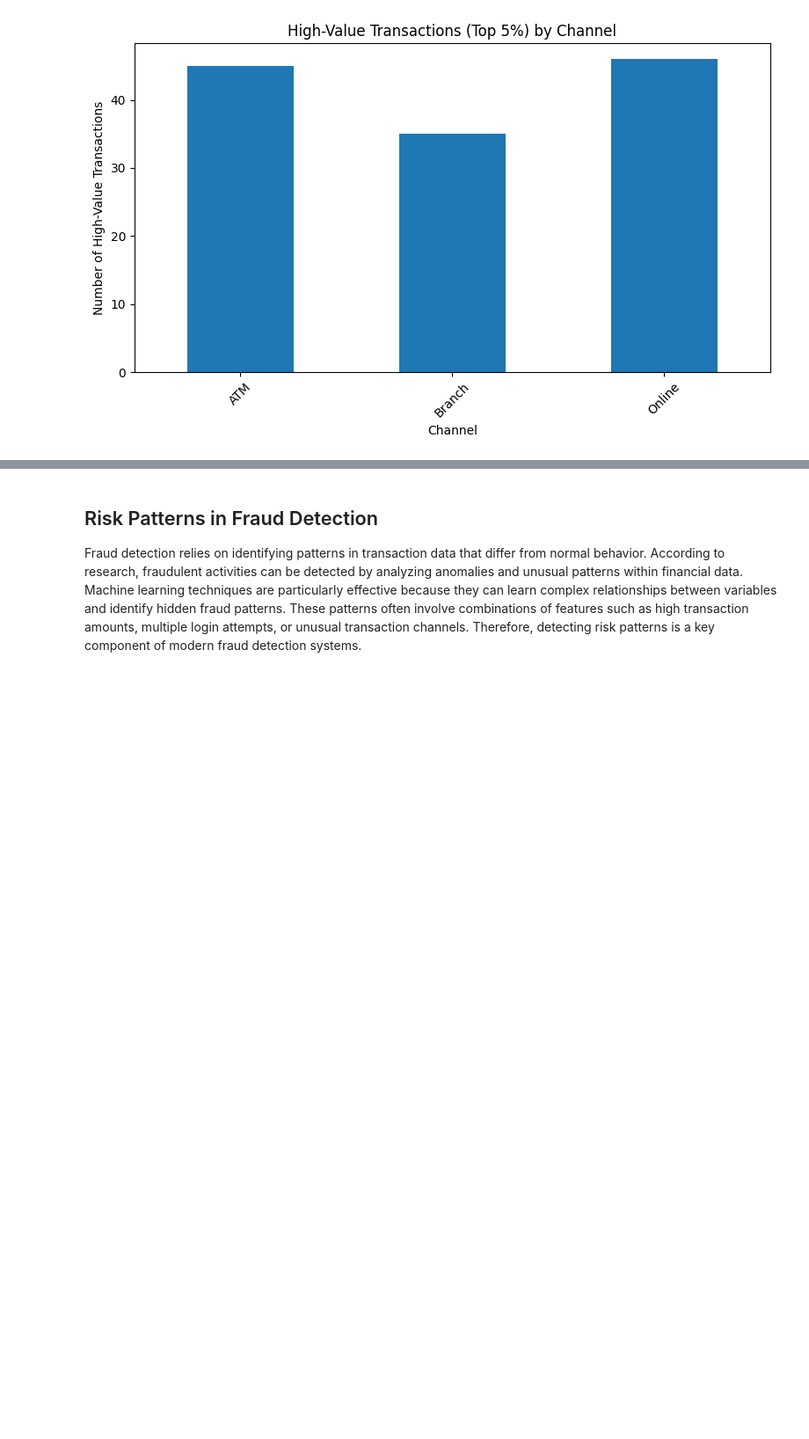
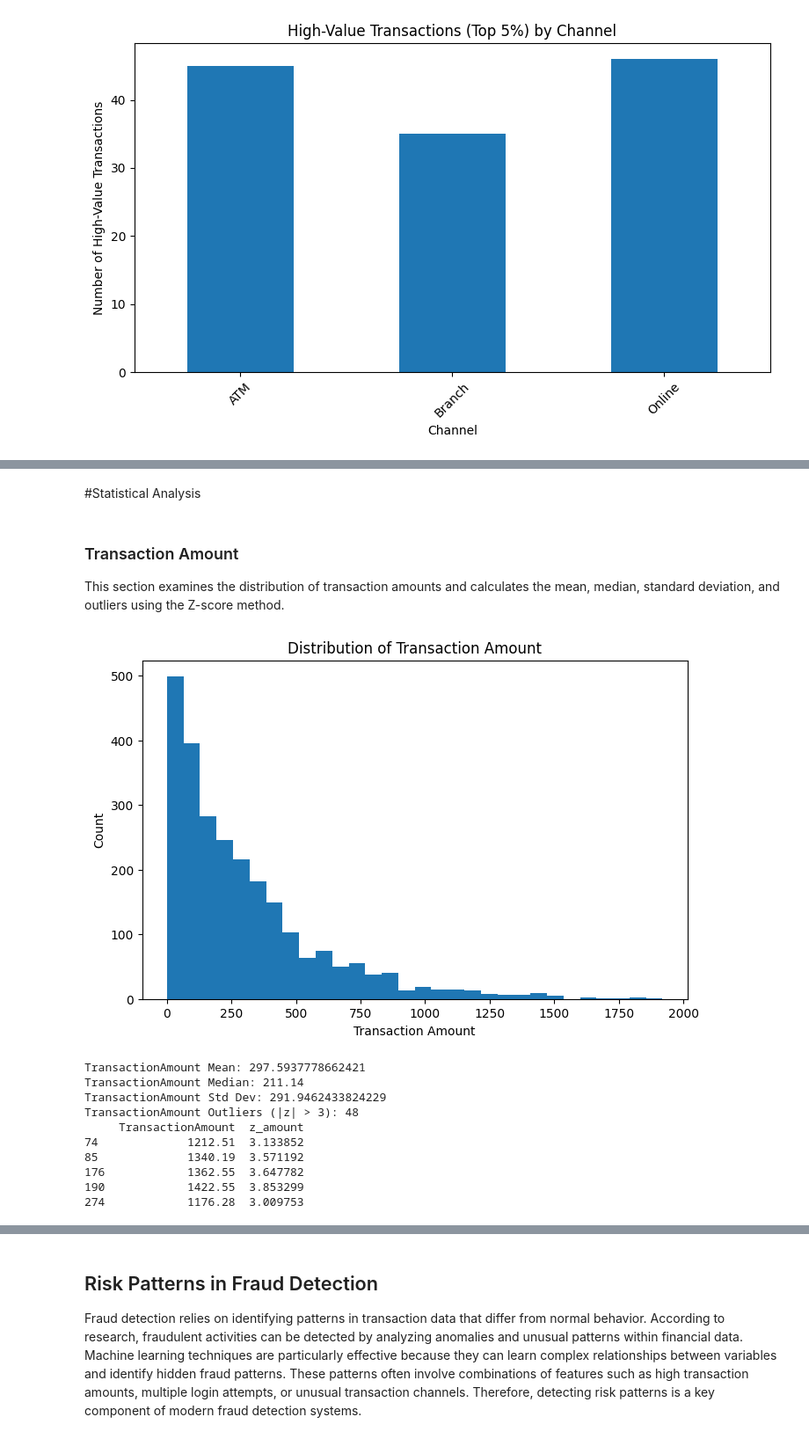
Before and after one commit to marghistani22/Data_Engineering, a Jupyter notebook: Untitled1.ipynb, the cells around one changed output, grey strips where cells are left out. Shown at 88% size. Cells and saved outputs as stored; diff of their text form; code cells hidden in the pictures; blank space fills up the shorter version.

```diff
--- a/Untitled1.ipynb
+++ b/Untitled1.ipynb
@@ -211,0 +223,41 @@ plt.show()
+# %% [markdown]
+#Statistical Analysis
+# %% [markdown]
+### Transaction Amount
+
+This section examines the distribution of transaction amounts and calculates the mean, median, standard deviation, and outliers using the Z-score method.
+# %%
+amt = df["TransactionAmount"].dropna()
+
+plt.figure(figsize=(8,5))
+plt.hist(amt, bins=30)
+plt.title("Distribution of Transaction Amount")
+plt.xlabel("Transaction Amount")
+plt.ylabel("Count")
+plt.show()
+
+mean_amt = amt.mean()
+median_amt = amt.median()
+std_amt = amt.std()
+
+print("TransactionAmount Mean:", mean_amt)
+print("TransactionAmount Median:", median_amt)
+print("TransactionAmount Std Dev:", std_amt)
+
+df["z_amount"] = (df["TransactionAmount"] - mean_amt) / std_amt
+outliers_amt = df[df["z_amount"].abs() > 3]
+
+print("TransactionAmount Outliers (|z| > 3):", len(outliers_amt))
+print(outliers_amt[["TransactionAmount", "z_amount"]].head())
+# %% [output]
+[figure, added]
+TransactionAmount Mean: 297.5937778662421
+TransactionAmount Median: 211.14
+TransactionAmount Std Dev: 291.9462433824229
+TransactionAmount Outliers (|z| > 3): 48
+     TransactionAmount  z_amount
+74             1212.51  3.133852
+85             1340.19  3.571192
+176            1362.55  3.647782
+190            1422.55  3.853299
+274            1176.28  3.009753
```
Also changed, not shown: parts of 26 cells of this notebook.
